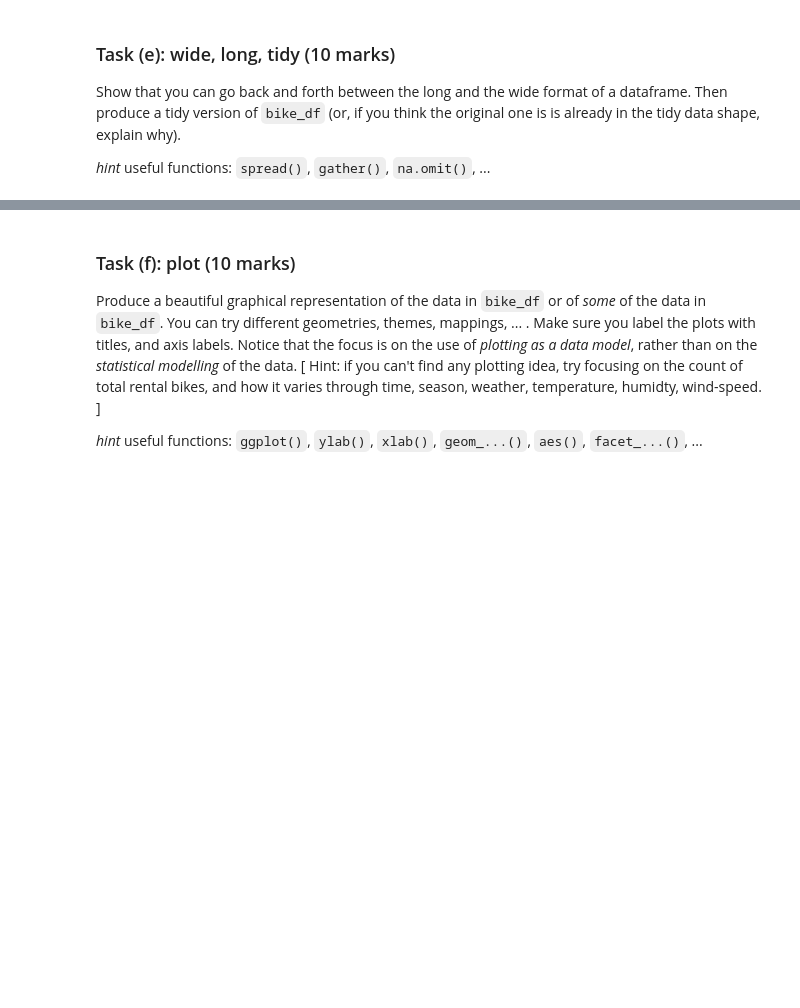
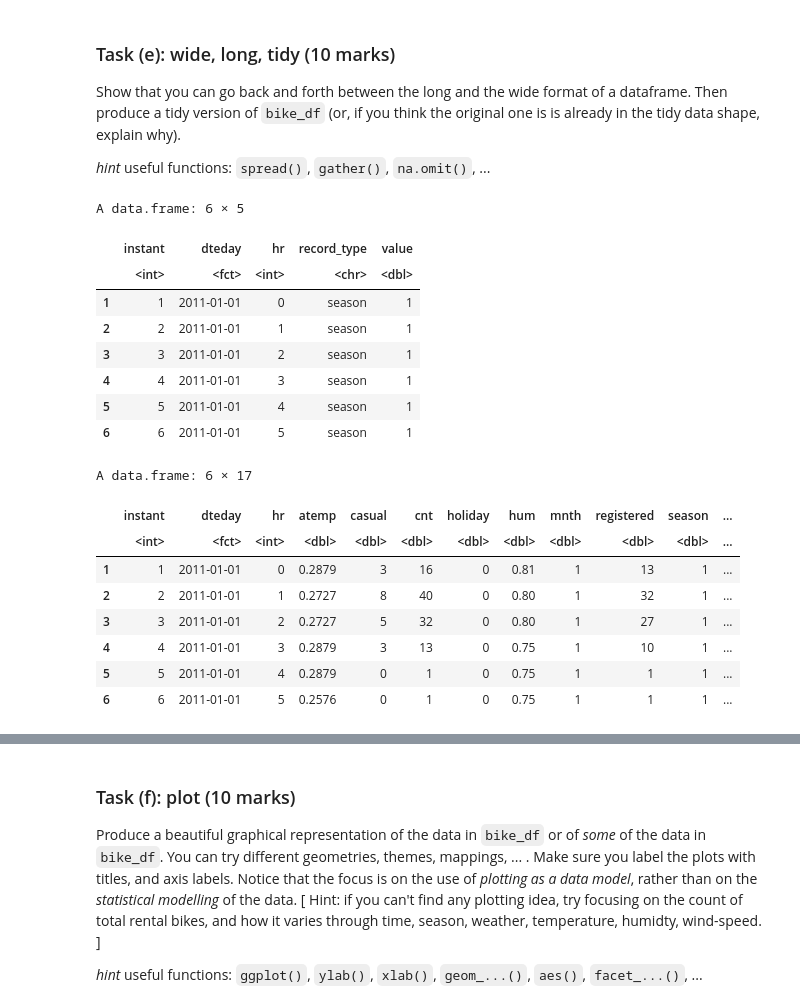
Before and after one commit to blackhakx/Data-Wrangling, a Jupyter notebook: DATA422_Assignment1_R.ipynb, the cells around one changed output, grey strips where cells are left out. Cells and saved outputs as stored; diff of their text form; code cells hidden in the pictures; blank space fills up the shorter version.

Commit message:
commit long, wide, tidy

```diff
--- a/DATA422_Assignment1_R.ipynb
+++ b/DATA422_Assignment1_R.ipynb
@@ -310,0 +309,27 @@ _hint_ useful functions: `spread()`, `gather()`, `na.omit()`, ...
+# %%
+#make the bike_df table into long
+long_bike <- gather(bike_df, record_type, value, -instant, -dteday, -hr, na.rm = TRUE)
+head(long_bike)
+
+#make long_bike back to original wide
+wide_bike <- spread(long_bike, record_type, value, fill = TRUE)
+head(wide_bike)
+# %% [output]
+A data.frame: 6 × 5
+|  | instant | dteday | hr | record_type | value |
+|  | <int> | <fct> | <int> | <chr> | <dbl> |
+| 1 | 1 | 2011-01-01 | 0 | season | 1 |
+| 2 | 2 | 2011-01-01 | 1 | season | 1 |
+| 3 | 3 | 2011-01-01 | 2 | season | 1 |
+| 4 | 4 | 2011-01-01 | 3 | season | 1 |
+| 5 | 5 | 2011-01-01 | 4 | season | 1 |
+| 6 | 6 | 2011-01-01 | 5 | season | 1 |
+A data.frame: 6 × 17
+|  | instant | dteday | hr | atemp | casual | cnt | holiday | hum | mnth | registered | season | ... |
+|  | <int> | <fct> | <int> | <dbl> | <dbl> | <dbl> | <dbl> | <dbl> | <dbl> | <dbl> | <dbl> | ... |
+| 1 | 1 | 2011-01-01 | 0 | 0.2879 | 3 | 16 | 0 | 0.81 | 1 | 13 | 1 | ... |
+| 2 | 2 | 2011-01-01 | 1 | 0.2727 | 8 | 40 | 0 | 0.80 | 1 | 32 | 1 | ... |
+| 3 | 3 | 2011-01-01 | 2 | 0.2727 | 5 | 32 | 0 | 0.80 | 1 | 27 | 1 | ... |
+| 4 | 4 | 2011-01-01 | 3 | 0.2879 | 3 | 13 | 0 | 0.75 | 1 | 10 | 1 | ... |
+| 5 | 5 | 2011-01-01 | 4 | 0.2879 | 0 | 1 | 0 | 0.75 | 1 | 1 | 1 | ... |
+| 6 | 6 | 2011-01-01 | 5 | 0.2576 | 0 | 1 | 0 | 0.75 | 1 | 1 | 1 | ... |
```
Also changed, not shown: parts of 3 cells of this notebook.
